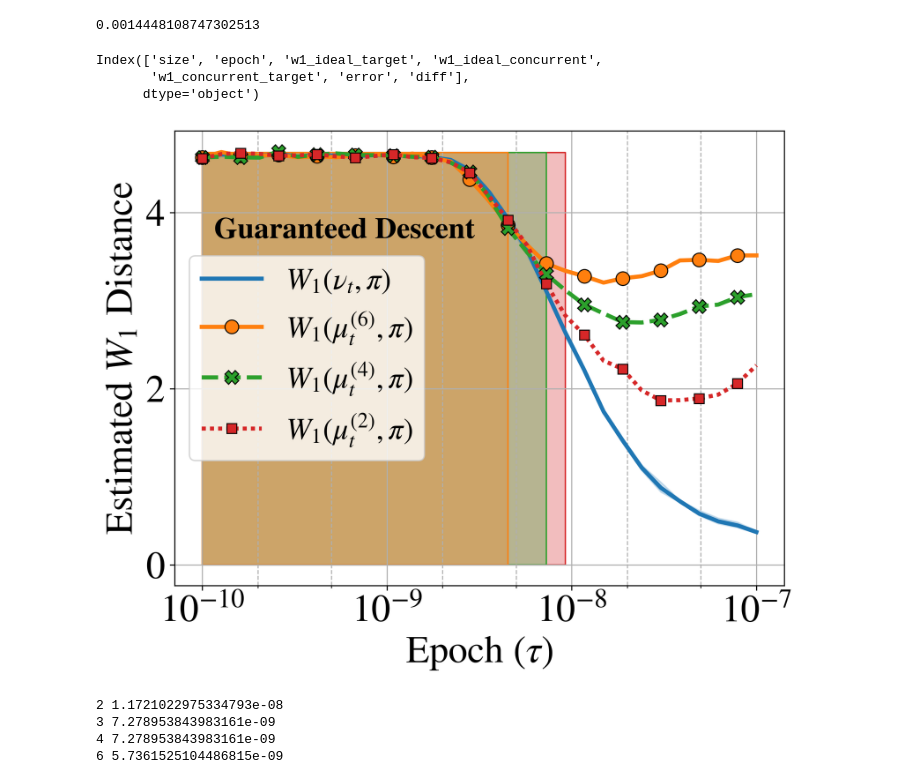
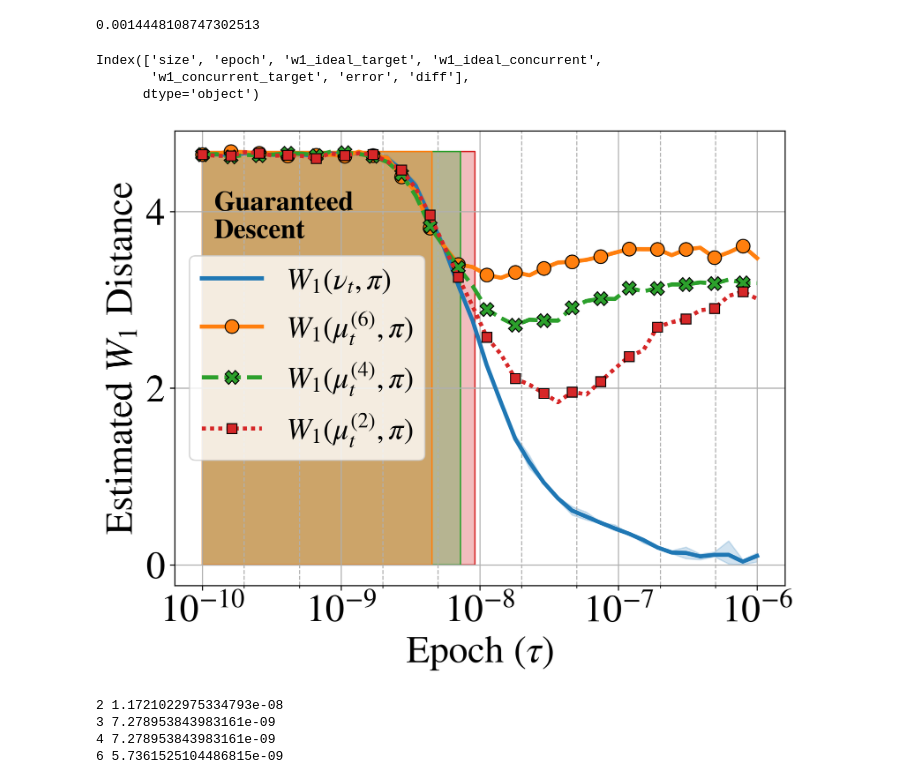
Before and after one commit to mxburns2022/Parallel-Ising-Analysis, a Jupyter notebook: visualization.ipynb, the cells around one changed output. Saved outputs shown, nothing was run; the diff lists cells and outputs as text; code cells hidden in the pictures.

```diff
--- a/visualization.ipynb
+++ b/visualization.ipynb
@@ -26,31 +26,27 @@ df['gap'].min()
 # %% [output]
 0.0014448108747302513
 # %%
-df = pd.read_csv('w1_test_newbound.csv')
+df = pd.read_csv('data/wasserstein_longer.csv')
 eigmax = 4
 print(df.columns)
 df['Blocks'] = 12 // df['size']
-df['expterm'] = np.exp(eigmax / (310e3 * 50e-15) * df['epoch'])
+df['smoothness'] = 4 * 1 / (310e3 * 50e-15)
 df['wasserstein_init'] = 4.68
 df['contraction'] = df['w1_ideal_target'] / df['wasserstein_init']
-df['wasserstein_upper_bound'] =   (df['diff'] + df['error'])/(1-np.minimum(df['contraction'], 0.99)) #+ df['w1_ideal_target']
+df['wasserstein_upper_bound'] =   (df['diff'] + df['error']) + df['w1_ideal_target']
+df['wasserstein_upper_loose'] =   df['error'] / np.maximum(1-df['epoch']*df['smoothness'], 0) + df['w1_ideal_target'] #+ df['w1_ideal_target']
 df['gap'] = (1 + df['contraction']) * df['wasserstein_init'] - df['w1_ideal_concurrent']
 df['est_gap'] = df['diff'] + df['error'] - df['w1_ideal_concurrent']
-# ax=sns.lineplot(data=df, x='epoch', y='wasserstein_upper_bound')
-# ax2 = ax.twinx()
+df['bound_gap'] = df['wasserstein_upper_loose'] - df['wasserstein_upper_bound']
+
 df['label'] = '$W_1(\\mu^{('+df['Blocks'].astype(str) + ')}_t, \\pi)$'
 fig, ax = plt.subplots(figsize = (8, 6))
-ax.fill_betweenx(x1=1e-10, x2=9.236708571873846e-09, y=[0,4.68], color=[*sns.color_palette()[3], 0.3], edgecolor=[*sns.color_palette()[3], 1])
-ax.fill_betweenx(x1=1e-10, x2=7.278953843983161e-09, y=[0,4.68], color=[*sns.color_palette()[2], 0.3], edgecolor=[*sns.color_palette()[2], 1])
-ax.fill_betweenx(x1=1e-10, x2=4.520353656360241e-09, y=[0,4.68], color=[*sns.color_palette()[1], 0.3], edgecolor=[*sns.color_palette()[1], 1])
-# ax.axvline(7.278953843983161e-09, ymax=.55, color=sns.color_palette()[2], linestyle='-', linewidth=3, label='$B=4$ Cutoff')
-# ax.axvline(7.278953843983161e-09)
-# ax.axvline(4.520353656360241e-09, color=sns.color_palette()[1], linestyle='-', linewidth=3, label='$B=6$ Cutoff')
+ax.fill_betweenx(x1=1e-10, x2=9.236708571873846e-09, y=[0, 4.68], color=[*sns.color_palette()[3], 0.3], edgecolor=[*sns.color_palette()[3], 1])
+ax.fill_betweenx(x1=1e-10, x2=7.278953843983161e-09, y=[0, 4.68], color=[*sns.color_palette()[2], 0.3], edgecolor=[*sns.color_palette()[2], 1])
+ax.fill_betweenx(x1=1e-10, x2=4.520353656360241e-09, y=[0, 4.68], color=[*sns.color_palette()[1], 0.3], edgecolor=[*sns.color_palette()[1], 1])
+palette = [
 
-# ax.axhline(1.87, xmin=.64, xmax=.8, color=sns.color_palette()[3], linestyle='-', linewidth=3)
-# ax.axhline(2.75, xmin=.6, xmax=.75, color=sns.color_palette()[2], linestyle='-', linewidth=3)
-# ax.axhline(3.22, xmin=.55, xmax=.75, color=sns.color_palette()[1], linestyle='-', linewidth=3)
-# ax.axvline(7.278953843983161e-09)
+]
 sns.lineplot(ax=ax, data=df.query('Blocks != 3'), x='epoch', y='w1_ideal_target', label='$W_1(\\nu_t, \\pi)$',
              linewidth=3,
              markersize=10,
@@ -68,35 +64,36 @@ sns.lineplot(ax=ax,data=df.query('Blocks != 3'),
              markeredgecolor='k')
 # sns.lineplot(ax=ax,data=df, x='epoch', y='wasserstein_upper_bound', hue='Blocks', palette=sns.color_palette()[1:5])
 # ax.set_xticks()
 ax.xaxis.set_minor_formatter(NullFormatter())
 ax.grid(which='major')
 ax.grid(which='minor', linestyle='--')
 # ax.grid(which='minor', axis='x')
 # ax.set_yscale('log')
 ax.set_xscale('log')
 # ax.set_yscale('log')
 ax.xaxis.set_major_locator(LogLocator(base=10, numticks=100, subs=[1]))
 ax.xaxis.set_minor_locator(LogLocator(base=10, numticks=100,subs=[0.2, 0.5]))
 # ax.axhline(4.69)
 # 2 9.236708571873846e-09
 # 3 7.278953843983161e-09
 # 4 7.278953843983161e-09
 # 6 4.520353656360241e-09
 ax.legend(fontsize=22)
 ax.set_ylabel('Estimated $W_1$ Distance')
 # ax.set_axis_off()
 # ax.add_patch(plt.arrow(x=0.64, y=0.4, dx=-.1, dy=.0,length_includes_head=False, width=.01, transform=ax.transAxes, facecolor=sns.color_palette()[3], edgecolor='k'))
 # ax.add_patch(plt.arrow(x=0.61, y=0.54, dx=-.1, dy=.0,length_includes_head=False, width=.01, transform=ax.transAxes, facecolor=sns.color_palette()[2], edgecolor='k'))
 # ax.add_patch(plt.arrow(x=0.545, y=0.68, dx=-.1, dy=.0,length_includes_head=False, width=.01, transform=ax.transAxes, facecolor=sns.color_palette()[1], edgecolor='k'))
 # ax.set_axis_on()
-ax.annotate(text='Guaranteed Descent', xy=(0.15, 0.75),xycoords='figure fraction', fontsize=22, weight='bold')
+ax.annotate(text='Guaranteed\nDescent', xy=(0.15, 0.75),xycoords='figure fraction', fontsize=20, weight='bold')
 ax.set_xlabel("Epoch ($\\tau$)")
 plt.show()
+fig.savefig('figures/wasserstein_convergence.pdf', bbox_inches='tight')
 # %% [output]
 Index(['size', 'epoch', 'w1_ideal_target', 'w1_ideal_concurrent',
        'w1_concurrent_target', 'error', 'diff'],
       dtype='object')
-[figure, old version]
+[figure, new version]
 # %%
 for blocks, sdf in df.groupby('Blocks'):
     max_epoch = sdf.query("5 >= wasserstein_upper_bound").sort_values(by='epoch')
```
Also changed, not shown: parts of 1 cell of this notebook, 19 other files.
